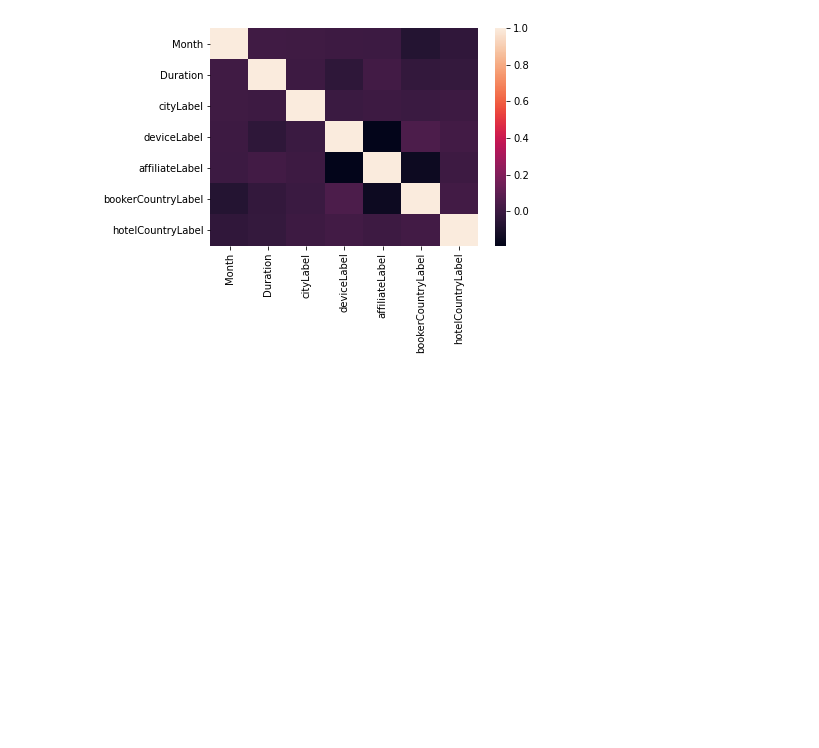
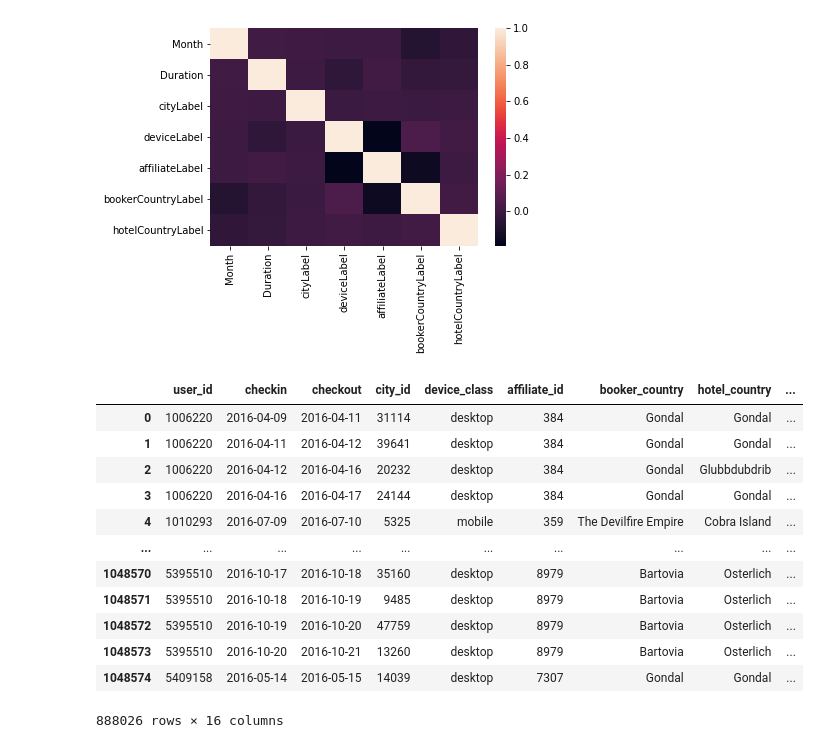
Before and after one commit to djagpal02/Booking, a Jupyter notebook: Booking.ipynb, the cells around one changed output. Cells and saved outputs as stored; diff of their text form; code cells hidden in the pictures; blank space fills up the shorter version.

```diff
--- a/Booking.ipynb
+++ b/Booking.ipynb
@@ -128,3 +128,19 @@ sns.heatmap(dfnumerical.corr())
 # %% [output]
 <AxesSubplot:>
 [figure]
+# %%
+df.groupby(['utrip_id']).head()
+# %% [output]
+|  | user_id | checkin | checkout | city_id | device_class | affiliate_id | booker_country | hotel_country | ... |
+| 0 | 1006220 | 2016-04-09 | 2016-04-11 | 31114 | desktop | 384 | Gondal | Gondal | ... |
+| 1 | 1006220 | 2016-04-11 | 2016-04-12 | 39641 | desktop | 384 | Gondal | Gondal | ... |
+| 2 | 1006220 | 2016-04-12 | 2016-04-16 | 20232 | desktop | 384 | Gondal | Glubbdubdrib | ... |
+| 3 | 1006220 | 2016-04-16 | 2016-04-17 | 24144 | desktop | 384 | Gondal | Gondal | ... |
+| 4 | 1010293 | 2016-07-09 | 2016-07-10 | 5325 | mobile | 359 | The Devilfire Empire | Cobra Island | ... |
+| ... | ... | ... | ... | ... | ... | ... | ... | ... | ... |
+| 1048570 | 5395510 | 2016-10-17 | 2016-10-18 | 35160 | desktop | 8979 | Bartovia | Osterlich | ... |
+| 1048571 | 5395510 | 2016-10-18 | 2016-10-19 | 9485 | desktop | 8979 | Bartovia | Osterlich | ... |
+| 1048572 | 5395510 | 2016-10-19 | 2016-10-20 | 47759 | desktop | 8979 | Bartovia | Osterlich | ... |
+| 1048573 | 5395510 | 2016-10-20 | 2016-10-21 | 13260 | desktop | 8979 | Bartovia | Osterlich | ... |
+| 1048574 | 5409158 | 2016-05-14 | 2016-05-15 | 14039 | desktop | 7307 | Gondal | Gondal | ... |
+888026 rows × 16 columns
```
Also changed, not shown: parts of 3 cells of this notebook, 4 other files.
